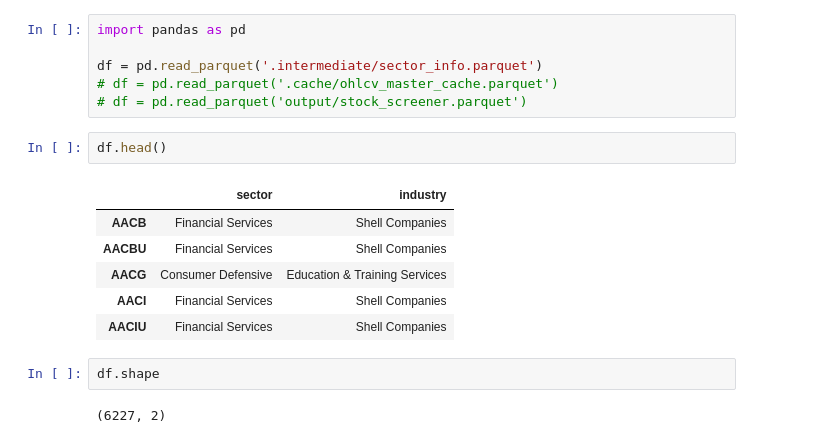
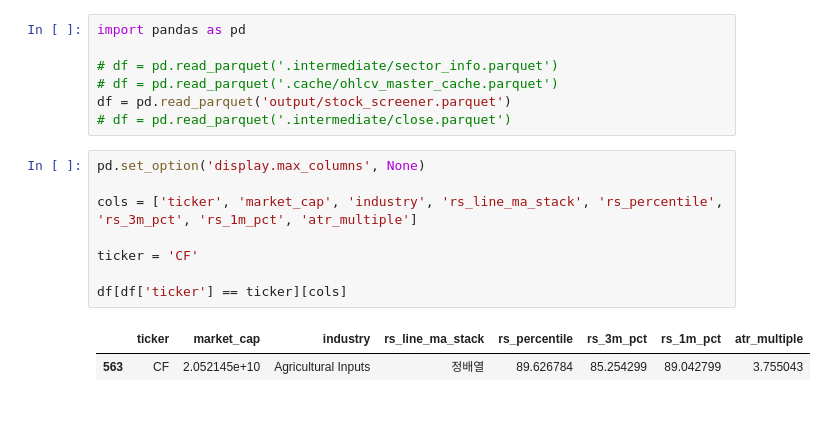
Before and after one commit to kimdw92/stock-dashboard, a Jupyter notebook: eda.ipynb, the cells around one changed output. Cells and saved outputs as stored; diff of their text form; blank space fills up the shorter version.

```diff
--- a/eda.ipynb
+++ b/eda.ipynb
@@ -1,19 +1,18 @@
 # %%
 import pandas as pd
 
-df = pd.read_parquet('.intermediate/sector_info.parquet')
+# df = pd.read_parquet('.intermediate/sector_info.parquet')
 # df = pd.read_parquet('.cache/ohlcv_master_cache.parquet')
-# df = pd.read_parquet('output/stock_screener.parquet')
+df = pd.read_parquet('output/stock_screener.parquet')
+# df = pd.read_parquet('.intermediate/close.parquet')
-# %%
-df.head()
-# %% [output]
-|  | sector | industry |
-| AACB | Financial Services | Shell Companies |
-| AACBU | Financial Services | Shell Companies |
-| AACG | Consumer Defensive | Education & Training Services |
-| AACI | Financial Services | Shell Companies |
-| AACIU | Financial Services | Shell Companies |
 # %%
-df.shape
+pd.set_option('display.max_columns', None)
+
+cols = ['ticker', 'market_cap', 'industry', 'rs_line_ma_stack', 'rs_percentile', 'rs_3m_pct', 'rs_1m_pct', 'atr_multiple']
+
+ticker = 'CF'
+
+df[df['ticker'] == ticker][cols]
 # %% [output]
-(6227, 2)
+|  | ticker | market_cap | industry | rs_line_ma_stack | rs_percentile | rs_3m_pct | rs_1m_pct | atr_multiple |
+| 563 | CF | 2.052145e+10 | Agricultural Inputs | 정배열 | 89.626784 | 85.254299 | 89.042799 | 3.755043 |
```
Also changed, not shown: parts of 2 cells of this notebook, 8 other files.
